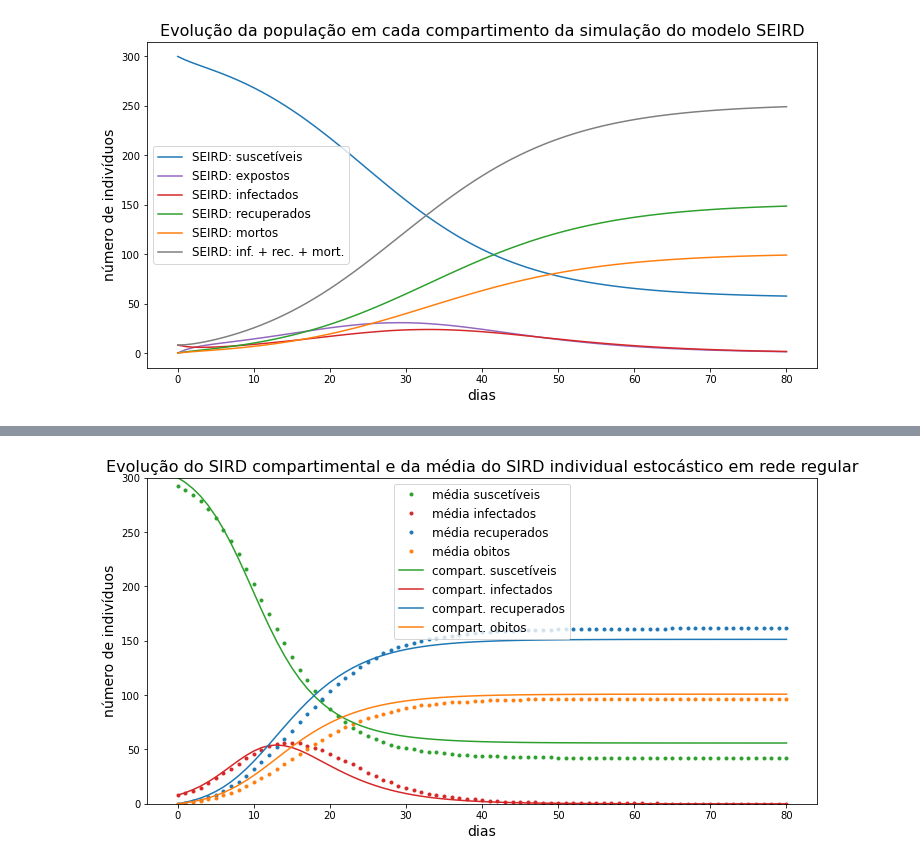
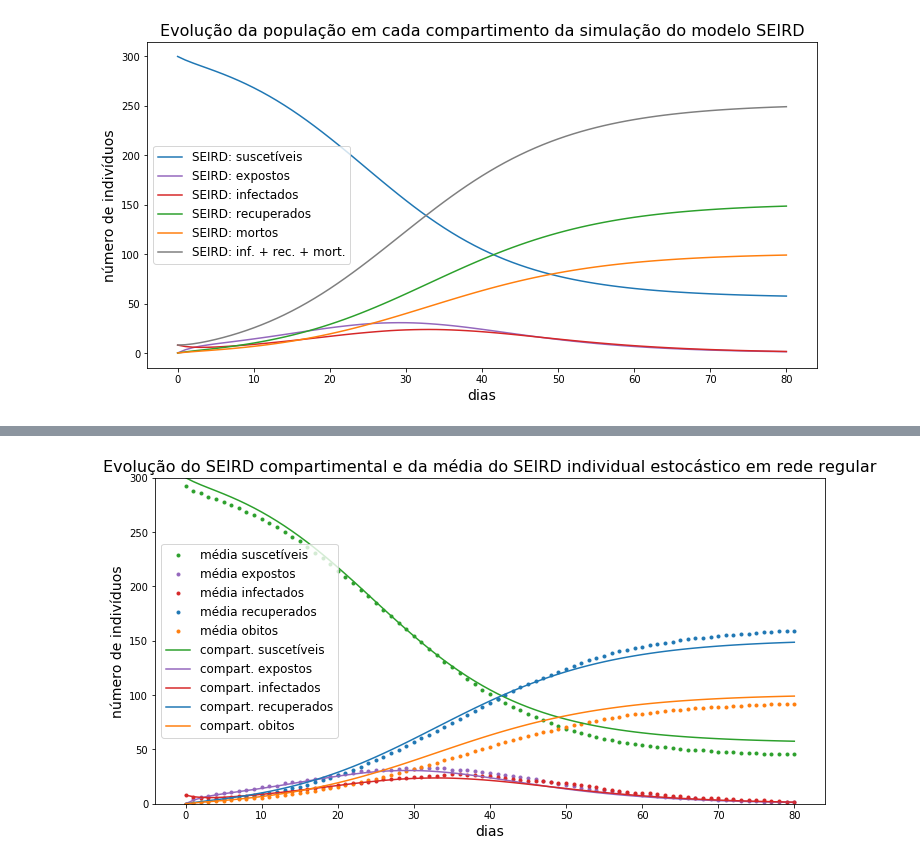
Before and after one commit to Modelagem-Covid-19-RJ/covid19, a Jupyter notebook: modelos/Factory/agent_based/SEIR-QAD_jia_grafos.ipynb, the cells around one changed output, grey strips where cells are left out. Saved outputs shown, nothing was run; the diff lists cells and outputs as text; code cells hidden in the pictures.

```diff
--- a/modelos/Factory/agent_based/SEIR-QAD_jia_grafos.ipynb
+++ b/modelos/Factory/agent_based/SEIR-QAD_jia_grafos.ipynb
@@ -403,7 +427,7 @@ Número médio de conexões por indivíduo: 299.0
 [figure]
 # %%
 %time
-X_r = evolucao_grafo_estruturado(pop_0, beta/num_medio_conexoes_r, gamma, d, G_r, tempos,
+X_r = evolucao_grafo_estruturado(pop_0, beta/num_medio_conexoes_r, delta, gamma, d, G_r, tempos,
                                  num_sim, show='nuvem')
 # %% [output]
 Wall time: 0 ns
@@ -411,26 +435,28 @@ Wall time: 0 ns
 # %%
 plt.figure(figsize=(12,6))
 plt.ylim(0, num_pop)
 
 # exibe os gráficos das médias
 plt.plot(tempos, X_r.S_mean, '.', color='tab:green', label='média suscetíveis')
+plt.plot(tempos, X_r.E_mean, '.', color='tab:purple', label='média expostos')
 plt.plot(tempos, X_r.I_mean, '.', color='tab:red', label='média infectados')
 plt.plot(tempos, X_r.R_mean, '.', color='tab:blue', label='média recuperados')
 plt.plot(tempos, X_r.D_mean, '.', color='tab:orange', label='média obitos')
 
 plt.plot(tempos, X.S, 'tab:green', label='compart. suscetíveis')
+plt.plot(tempos, X.E, 'tab:purple', label='compart. expostos')
 plt.plot(tempos, X.I, 'tab:red', label='compart. infectados')
 plt.plot(tempos, X.R, 'tab:blue', label='compart. recuperados')
 plt.plot(tempos, X.D, 'tab:orange', label='compart. obitos')
 
 # informações para o gráfico
 plt.xlabel('dias', fontsize=14)
 plt.ylabel('número de indivíduos', fontsize=14)
-plt.title(f'Evolução do SIRD compartimental e da média do SIRD individual estocástico em rede regular', fontsize=16)
+plt.title(f'Evolução do SEIRD compartimental e da média do SEIRD individual estocástico em rede regular', fontsize=16)
 plt.legend(loc='best', fontsize=12)
 plt.show()
 # %% [output]
-[figure, old version]
+[figure, new version]
 # %%
 G_er = nx.erdos_renyi_graph(num_pop, 6/num_pop, seed=12)
 nx.set_node_attributes(G_er, attr_pop_0)
```
Also changed, not shown: parts of 6 cells of this notebook.
